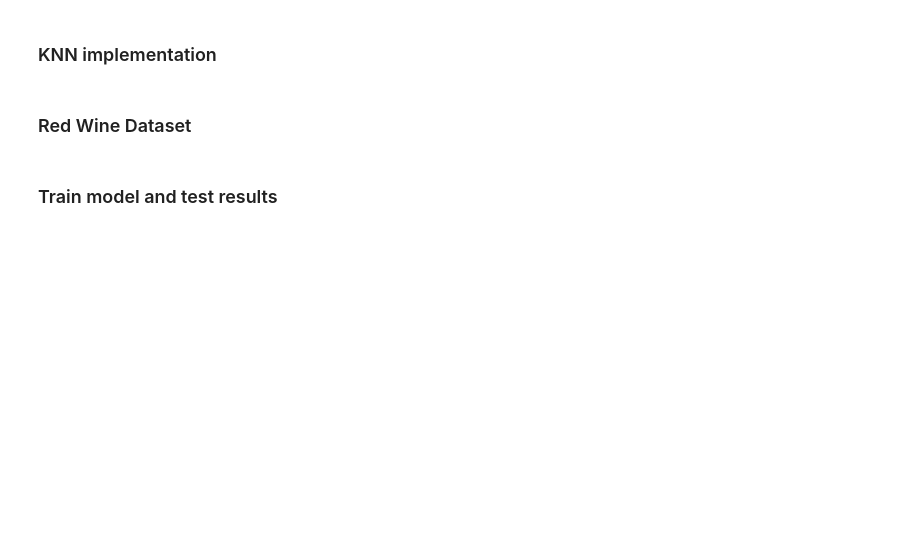
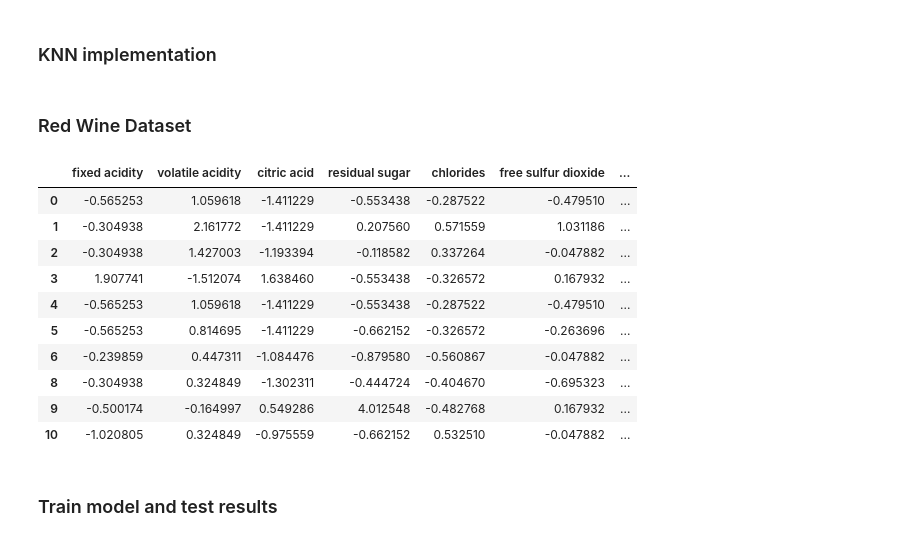
Before and after one commit to JoseDavidSS/Patrones.Project1, a Jupyter notebook: knn.ipynb, the cells around one changed output. Drawn from its saved outputs; the diff is of its cells as text; code cells hidden in the pictures; blank space fills up the shorter version.

```diff
--- a/knn.ipynb
+++ b/knn.ipynb
@@ -223,2 +124,74 @@ y_test = pd.concat([y0_test, y1_test], axis= 0)
+# %%
+# read the data set
+df_wine = pd.read_csv('datasets/winequality-red.csv')
+
+# make sure that there are no null values that can affect the models
+mask = df_wine.isnull()
+#print(mask.sum())
+
+# visualizing the values of each feature and the comparison to the output
+# (not ploting to avoid data overload in the notebook)
+"""
+for col in df_wine.columns[:-1]:
+    df_wine.plot(x=col, y='quality', kind='scatter', figsize=(8, 5))
+plt.show()
+"""
+
+# Data preprocessing - outliner treatment
+# eliminating data that is outside the normal values in each feature
+features = ['fixed acidity', 'volatile acidity', 'citric acid', 'residual sugar', 'chlorides', 'free sulfur dioxide', 'total sulfur dioxide', 'density', 'pH', 'sulphates', 'alcohol']
+l_limit_perc = 0.01
+h_limit_perc = 0.99
+
+for feature in features:
+    low_limit = df_wine[feature].quantile(l_limit_perc)
+    high_limit = df_wine[feature].quantile(h_limit_perc)
+    df_wine = df_wine.loc[(df_wine[feature] >= low_limit) & (df_wine[feature] <= high_limit)]
+
+# visualizing the new values
+# (not ploting to avoid data overload in the notebook)
+"""
+for col in df_wine.columns[:-1]:
+    df_wine.plot(x=col, y='quality', kind='scatter', figsize=(8, 5))
+plt.show()
+"""
+
+# feature engineering
+# normalization of the data
+for feature in features:
+    df_wine[feature] = (df_wine[feature]-df_wine[feature].mean())/df_wine[feature].std()
+
+# change the value of the output to only two values
+# 0 -> bad wine, wines with 3, 4 and 5 in quality
+# 1 -> good wine, wines with 6, 7 and 8 in queality
+df_wine.loc[df_wine['quality'] <= 5, 'quality'] = 0
+df_wine.loc[df_wine['quality'] > 5, 'quality'] = 1
+
+# Define training and test sets using stratify
+X0 = df_wine.loc[df_wine['quality'] == 0, features]
+Y0 = df_wine.loc[df_wine['quality'] == 0, 'quality']
+
+X1 = df_wine.loc[df_wine['quality'] == 1, features]
+Y1 = df_wine.loc[df_wine['quality'] == 1, 'quality']
+
+X0_train, X0_test, y0_train, y0_test = train_test_split(X0, Y0, test_size=0.4, random_state=40)
+X1_train, X1_test, y1_train, y1_test = train_test_split(X1, Y1, test_size=0.4, random_state=40)
+
+X_train = pd.concat([X0_train, X1_train], axis= 0)
+y_train = pd.concat([y0_train, y1_train], axis= 0)
+
+df_wine.head(10)
+# %% [output]
+|  | fixed acidity | volatile acidity | citric acid | residual sugar | chlorides | free sulfur dioxide | ... |
+| 0 | -0.565253 | 1.059618 | -1.411229 | -0.553438 | -0.287522 | -0.479510 | ... |
+| 1 | -0.304938 | 2.161772 | -1.411229 | 0.207560 | 0.571559 | 1.031186 | ... |
+| 2 | -0.304938 | 1.427003 | -1.193394 | -0.118582 | 0.337264 | -0.047882 | ... |
+| 3 | 1.907741 | -1.512074 | 1.638460 | -0.553438 | -0.326572 | 0.167932 | ... |
+| 4 | -0.565253 | 1.059618 | -1.411229 | -0.553438 | -0.287522 | -0.479510 | ... |
+| 5 | -0.565253 | 0.814695 | -1.411229 | -0.662152 | -0.326572 | -0.263696 | ... |
+| 6 | -0.239859 | 0.447311 | -1.084476 | -0.879580 | -0.560867 | -0.047882 | ... |
+| 8 | -0.304938 | 0.324849 | -1.302311 | -0.444724 | -0.404670 | -0.695323 | ... |
+| 9 | -0.500174 | -0.164997 | 0.549286 | 4.012548 | -0.482768 | 0.167932 | ... |
+| 10 | -1.020805 | 0.324849 | -0.975559 | -0.662152 | 0.532510 | -0.047882 | ... |
 # %% [markdown]
 ### Train model and test results
```
Also changed, not shown: parts of 4 cells of this notebook, 1 other file.
